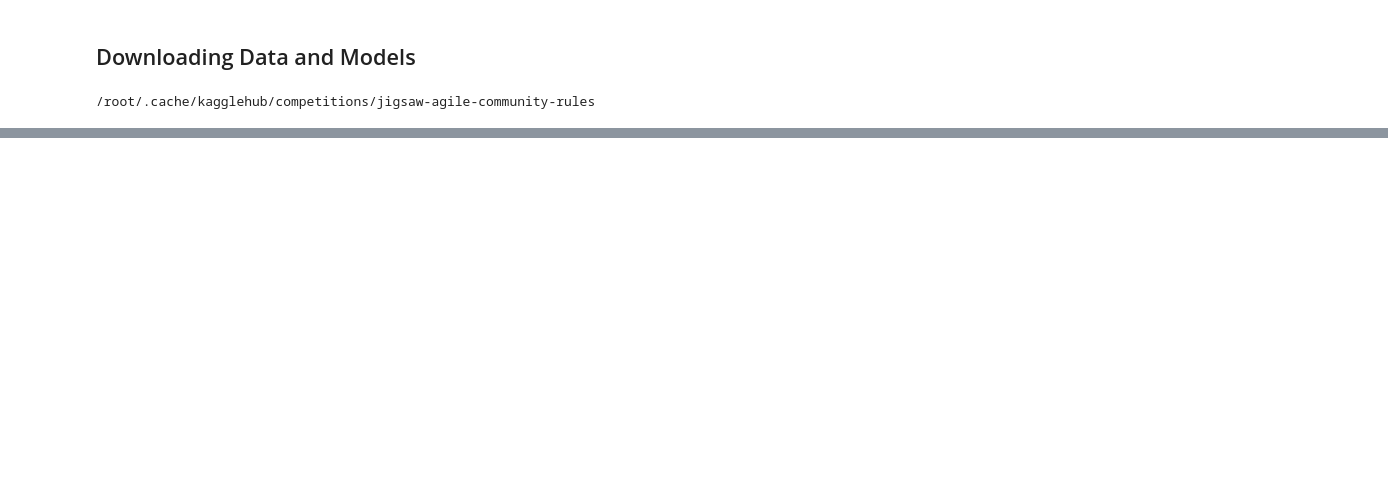
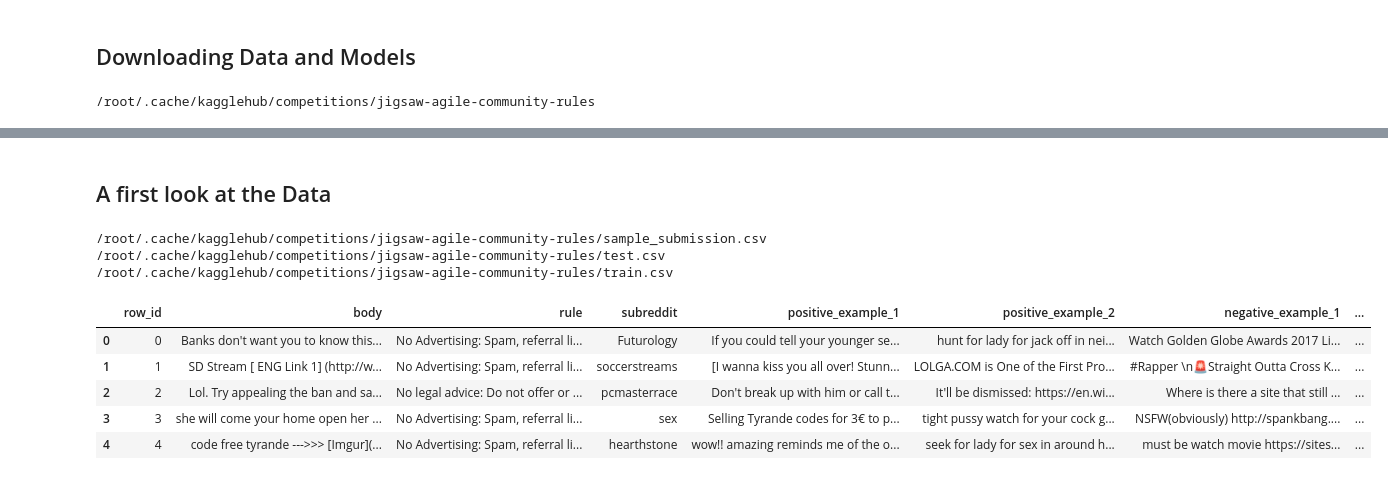
Before and after one commit to dsc-hro/kaggle-jigsaw-agile-community-rules, a Jupyter notebook: submission.ipynb, the cells around one changed output, grey strips where cells are left out. Cells and saved outputs as stored; diff of their text form; code cells hidden in the pictures; blank space fills up the shorter version.

```diff
--- a/submission.ipynb
+++ b/submission.ipynb
@@ -86,0 +82,11 @@ NameError: name 'MODEL' is not defined
+# %% [markdown]
+## A first look at the Data
+# %%
+# check data files
+for dirname, _, filenames in DATA_PATH.walk():
+    for filename in filenames:
+        print(dirname / filename)
+# %% [output]
+/root/.cache/kagglehub/competitions/jigsaw-agile-community-rules/sample_submission.csv
+/root/.cache/kagglehub/competitions/jigsaw-agile-community-rules/test.csv
+/root/.cache/kagglehub/competitions/jigsaw-agile-community-rules/train.csv
@@ -86,0 +97,9 @@ NameError: name 'MODEL' is not defined
+# %%
+train_df.head()
+# %% [output]
+|  | row_id | body | rule | subreddit | positive_example_1 | positive_example_2 | negative_example_1 | ... |
+| 0 | 0 | Banks don't want you to know this... | No Advertising: Spam, referral li... | Futurology | If you could tell your younger se... | hunt for lady for jack off in nei... | Watch Golden Globe Awards 2017 Li... | ... |
+| 1 | 1 | SD Stream [ ENG Link 1] (http://w... | No Advertising: Spam, referral li... | soccerstreams | [I wanna kiss you all over! Stunn... | LOLGA.COM is One of the First Pro... | #Rapper \n🚨Straight Outta Cross K... | ... |
+| 2 | 2 | Lol. Try appealing the ban and sa... | No legal advice: Do not offer or ... | pcmasterrace | Don't break up with him or call t... | It'll be dismissed: https://en.wi... | Where is there a site that still ... | ... |
+| 3 | 3 | she will come your home open her ... | No Advertising: Spam, referral li... | sex | Selling Tyrande codes for 3€ to p... | tight pussy watch for your cock g... | NSFW(obviously) http://spankbang.... | ... |
+| 4 | 4 | code free tyrande --->>> [Imgur](... | No Advertising: Spam, referral li... | hearthstone | wow!! amazing reminds me of the o... | seek for lady for sex in around h... | must be watch movie https://sites... | ... |
```
Also changed, not shown: parts of 15 cells of this notebook, 1 other file.
